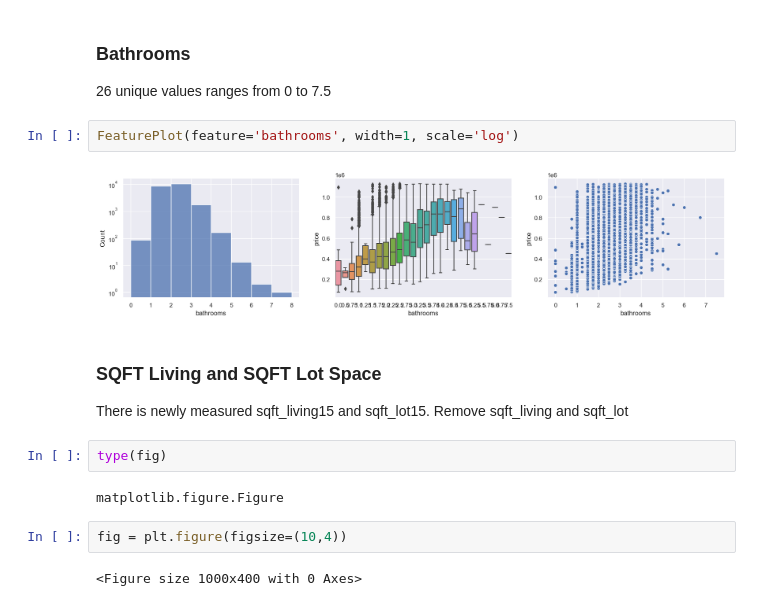
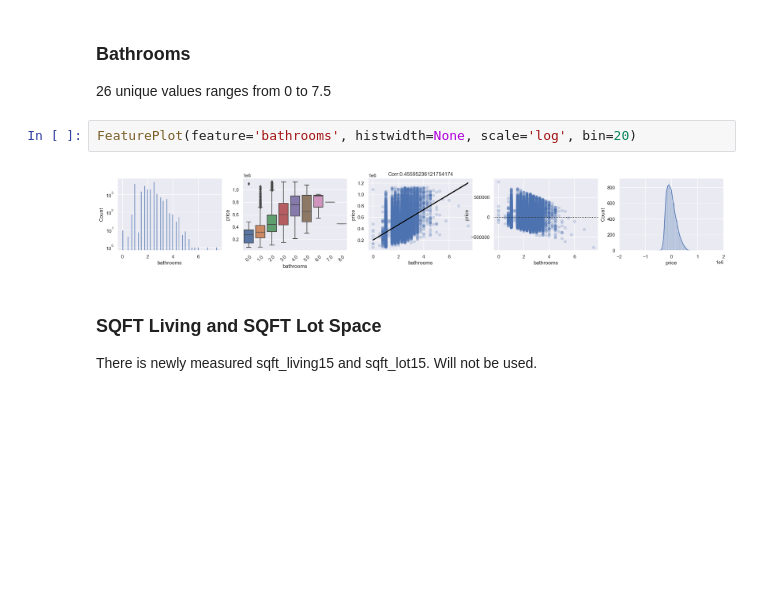
Before and after one commit to jhjang101/kaggle, a Jupyter notebook: House Sales in King County/House Sales in King County2.ipynb, the cells around one changed output. Drawn from its saved outputs; the diff is of its cells as text; blank space fills up the shorter version.

```diff
--- a/House Sales in King County/House Sales in King County2.ipynb
+++ b/House Sales in King County/House Sales in King County2.ipynb
@@ -172,18 +202,10 @@ df = df[df['bedrooms'] != 33]
 ### Bathrooms
 26 unique values ranges from 0 to 7.5
 # %%
-FeaturePlot(feature='bathrooms', width=1, scale='log')
+FeaturePlot(feature='bathrooms', histwidth=None, scale='log', bin=20)
 # %% [output]
-[figure, old version]
+[figure, new version]
 # %% [markdown]
 ### SQFT Living and SQFT Lot Space
 
-There is newly measured sqft_living15 and sqft_lot15. Remove sqft_living and sqft_lot
+There is newly measured sqft_living15 and sqft_lot15. Will not be used.
-# %%
-type(fig)
-# %% [output]
-matplotlib.figure.Figure
-# %%
-fig = plt.figure(figsize=(10,4))
-# %% [output]
-<Figure size 1000x400 with 0 Axes>
```
Also changed, not shown: parts of 21 cells of this notebook.
